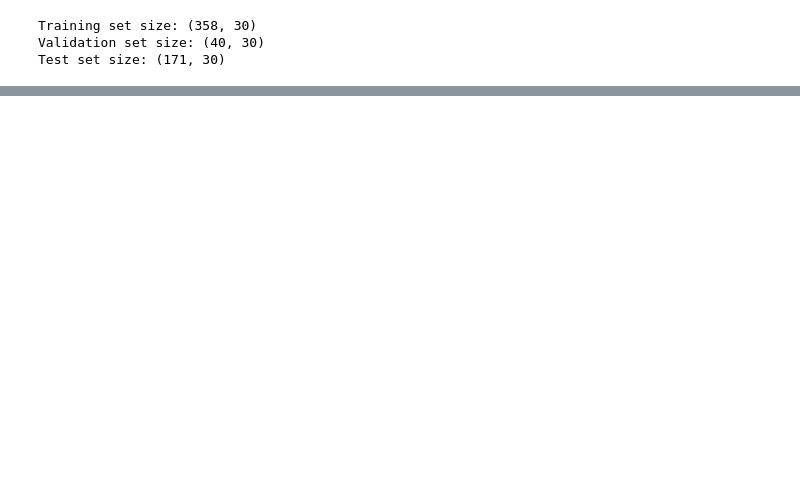
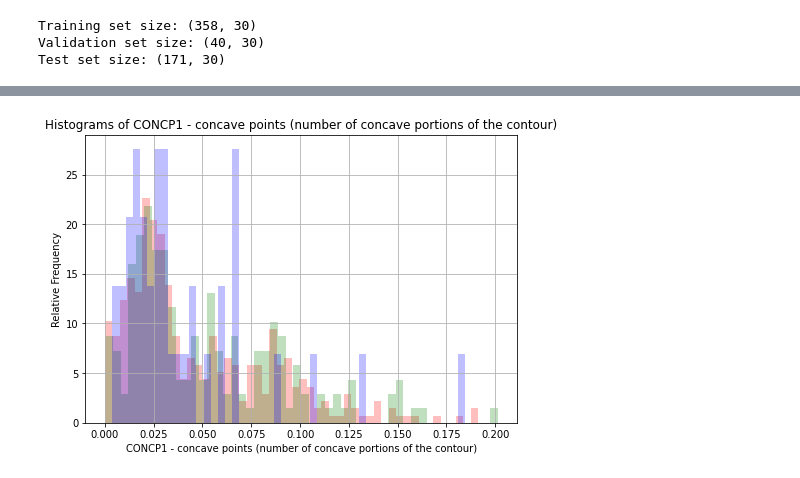
Before and after one commit to nicocarbone/DUIA---Machine-Learning---TP1, a Jupyter notebook: TP1 - Carbone.ipynb, the cells around one changed output, grey strips where cells are left out. Drawn from its saved outputs; the diff is of its cells as text; code cells hidden in the pictures; blank space fills up the shorter version.

Commit message:
Agregado histogramas y feature_labels

```diff
--- a/TP1 - Carbone.ipynb
+++ b/TP1 - Carbone.ipynb
@@ -170,0 +188,33 @@ print(np.unique(y_val, return_counts=True)[1]/np.size(y_val))
+# %%
+# modificar esta variable con el índice de la feature que se quiere analizar
+variable_to_print = 7
+relative_frequency = True
+# modificar esta variable para determinar el número de baldes que vamos a usar
+n_bins = 50
+# recuperamos su tag y un string con su tag y descripción
+tag = list(feature_labels.keys())[variable_to_print]
+feature_id_and_description = tag + ' - ' + feature_labels[tag]
+
+# creamos el canvas de la figura
+fig=plt.figure()
+# agregamos los ejes
+ax=fig.add_axes([0,0,1,1])
+# hacemos histogramas de 50 baldes para los datos de entrenamiento, validación y
+# test, en los colores azul (b), verde (g) y rojo (r), con cierta transparencia
+# alpha
+ax.hist(X_train[:,variable_to_print], n_bins, density=relative_frequency, facecolor='r', alpha=0.25)
+ax.hist(X_test[:,variable_to_print], n_bins, density=relative_frequency, facecolor='g', alpha=0.25)
+ax.hist(X_val[:,variable_to_print], n_bins, density=relative_frequency, facecolor='b', alpha=0.25)
+# agregamos las etiquetas de los ejes x e y
+ax.set_xlabel(feature_id_and_description)
+if relative_frequency:
+  ax.set_ylabel('Relative Frequency')
+else:
+  ax.set_ylabel('Absolute Frequency')
+# le colocamos un título
+ax.set_title('Histograms of {}'.format(feature_id_and_description))
+ax.grid(True)
+# lo mostramos por pantalla
+plt.show()
+# %% [output]
+[figure, added]
```
Also changed, not shown: parts of 5 cells of this notebook, 1 other file.
